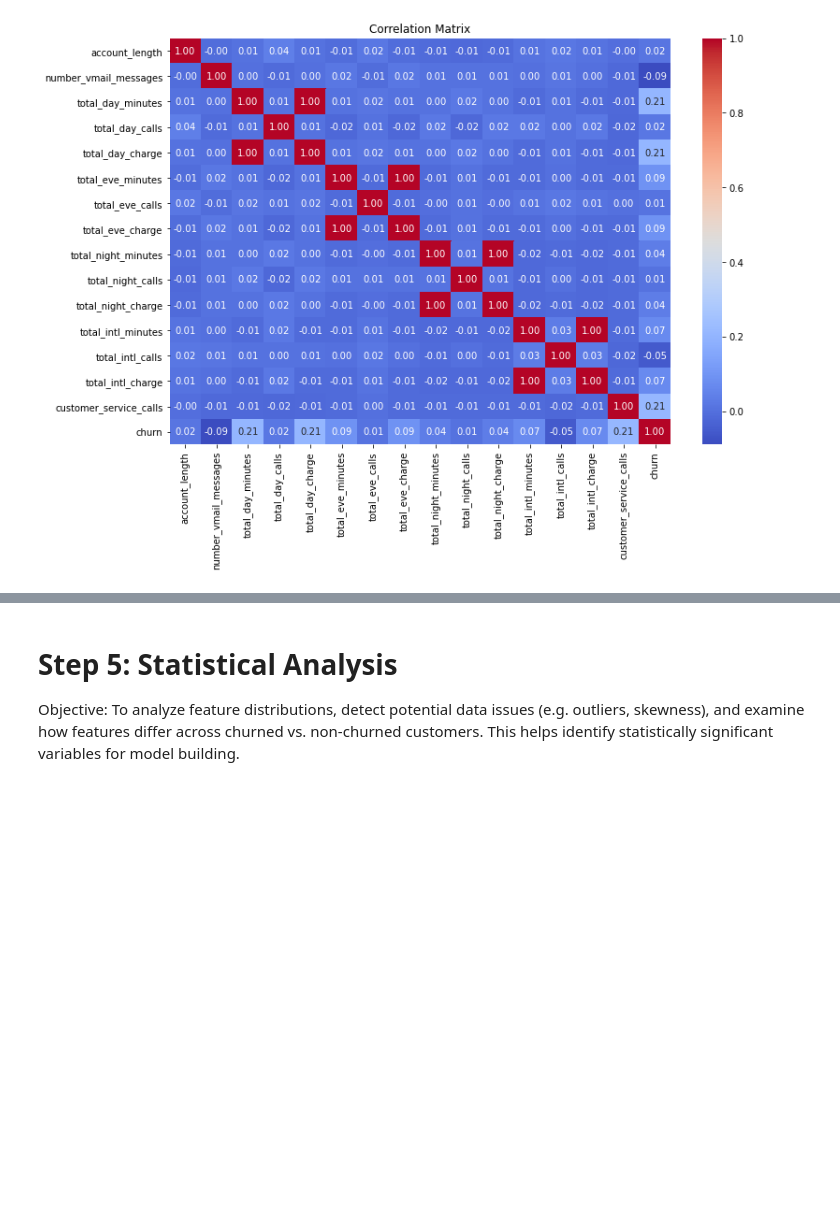
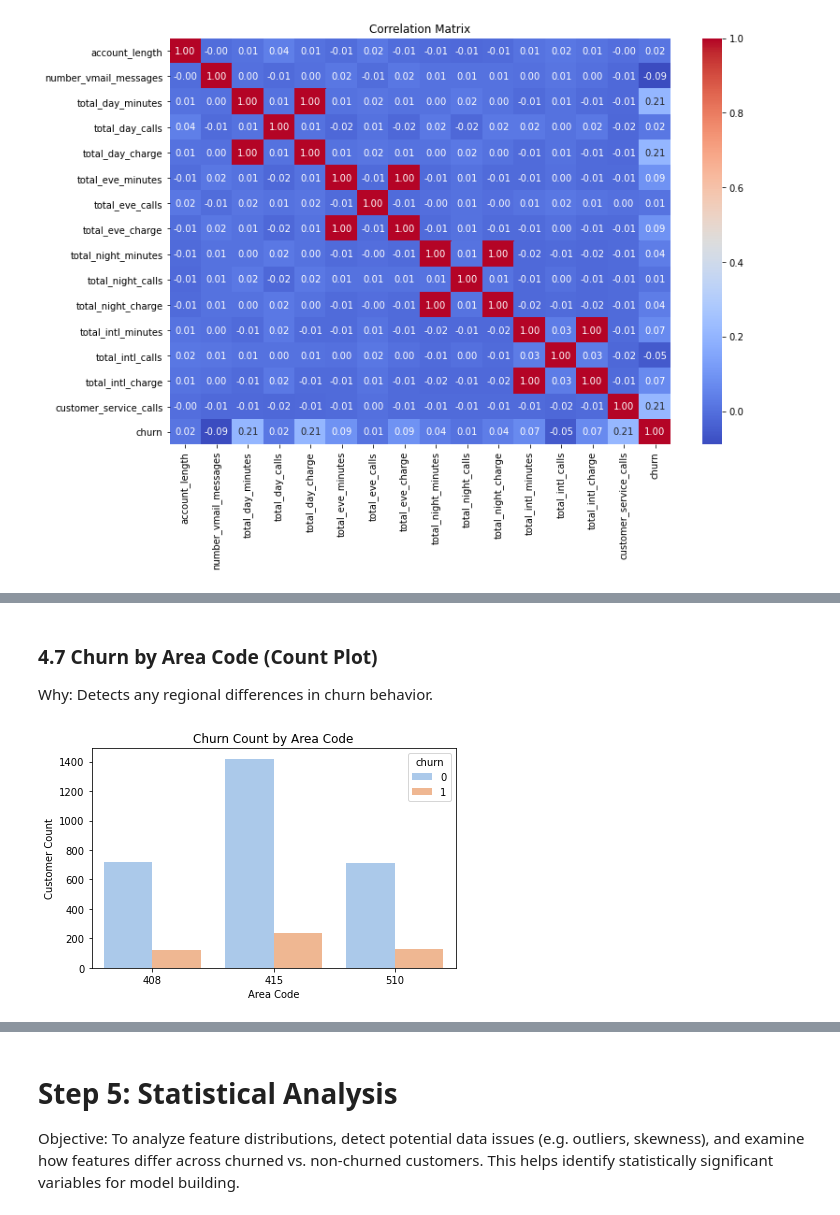
Before and after one commit to HellenDianaNjeri/SyriaTel-Customer-Churn, a Jupyter notebook: notebooks/SyriaTel Customer Churn.ipynb, the cells around one changed output, grey strips where cells are left out. Drawn from its saved outputs; the diff is of its cells as text; code cells hidden in the pictures; blank space fills up the shorter version.

```diff
--- a/notebooks/SyriaTel Customer Churn.ipynb
+++ b/notebooks/SyriaTel Customer Churn.ipynb
@@ -383,0 +449,13 @@ for col in numerical_features:
+# %% [markdown]
+ ### 4.7 Churn by Area Code (Count Plot)
+Why: Detects any regional differences in churn behavior.
+# %%
+plt.figure(figsize=(6,4))
+sns.countplot(data=df, x='area_code', hue='churn', palette='pastel')
+plt.title('Churn Count by Area Code')
+plt.xlabel('Area Code')
+plt.ylabel('Customer Count')
+plt.tight_layout()
+plt.show()
+# %% [output]
+[figure, added]
```
Also changed, not shown: parts of 36 cells of this notebook.
